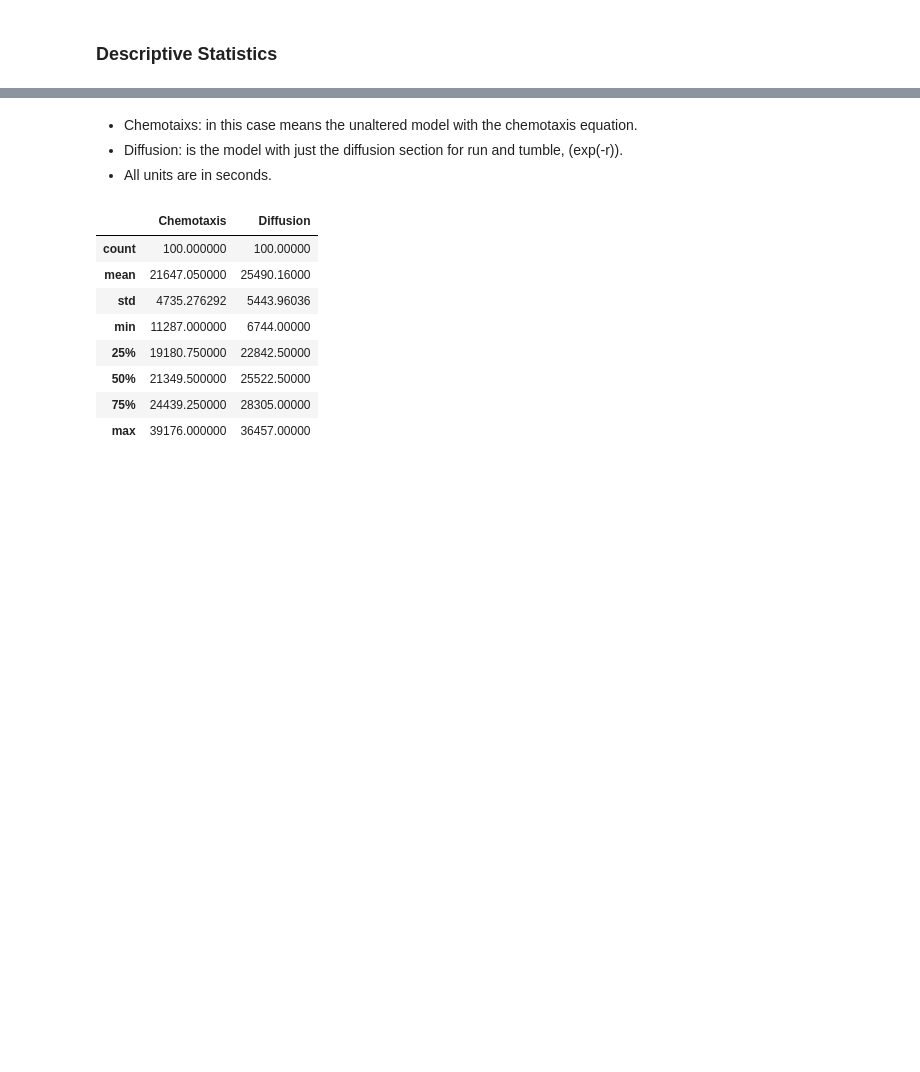
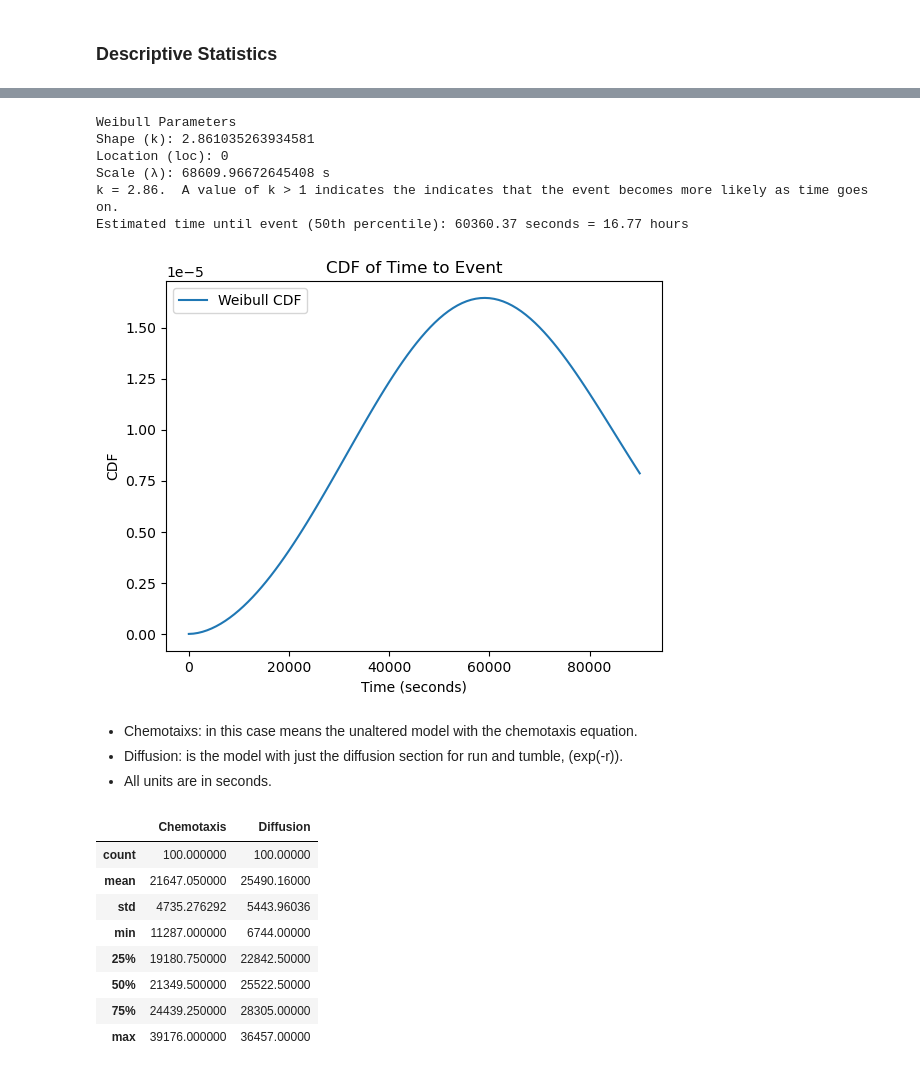
Before and after one commit to Frood-for-Thought/Bac_Evol_SSA, a Jupyter notebook: Experiment 3 - SOS vs Random Mutation/Analysis.ipynb, the cells around one changed output, grey strips where cells are left out. Cells and saved outputs as stored; diff of their text form; code cells hidden in the pictures; blank space fills up the shorter version.

```diff
--- a/Experiment 3 - SOS vs Random Mutation/Analysis.ipynb
+++ b/Experiment 3 - SOS vs Random Mutation/Analysis.ipynb
@@ -20,3 +32,44 @@ df.head()
+# %%
+times = df['Time_s']
+
+# Censoring indicator (1 = event occurred, 0 = censored)
+events = (times != 86400).astype(int)
+
+# Fit Weibull distribution
+params = weibull_min.fit(times, floc=0)
+
+# Print the parameters (shape, loc, scale)
+# Weibull Parameters:
+#    Shape Parameter (k)
+#    Location Parameter (loc)
+#    Scale Parameter (λ)
+print(f"Weibull Parameters\nShape (k): {params[0]}\nLocation (loc): {params[1]}\nScale (λ): {params[2]} s")
+print("k = {:.2f}.  A value of k > 1 indicates the indicates that the event becomes more likely as time goes on.".format(params[0]))
+
+# Estimate the time until event for a given percentile
+percentile = 0.5  # Median time to event
+time_to_event = weibull_min.ppf(percentile, *params)
+
+print(f"Estimated time until event (50th percentile): {time_to_event:.2f} seconds = {(time_to_event)/3600:.2f} hours")
+
+# Plot the cumulative distribution function (CDF)
+x = np.linspace(0, 90000, 100)
+den_func = weibull_min.pdf(x, *params)
+
+plt.plot(x, den_func, label='Weibull CDF')
+plt.xlabel('Time (seconds)')
+plt.ylabel('CDF')
+plt.title('CDF of Time to Event')
+plt.legend()
+plt.show()
+# %% [output]
+Weibull Parameters
+Shape (k): 2.861035263934581
+Location (loc): 0
+Scale (λ): 68609.96672645408 s
+k = 2.86.  A value of k > 1 indicates the indicates that the event becomes more likely as time goes on.
+Estimated time until event (50th percentile): 60360.37 seconds = 16.77 hours
+[figure, added]
 # %% [markdown]
 - Chemotaixs: in this case means the unaltered model with the chemotaxis equation.
 - Diffusion: is the model with just the diffusion section for run and tumble, (exp(-r)).
```
Also changed, not shown: parts of 3 cells of this notebook.
